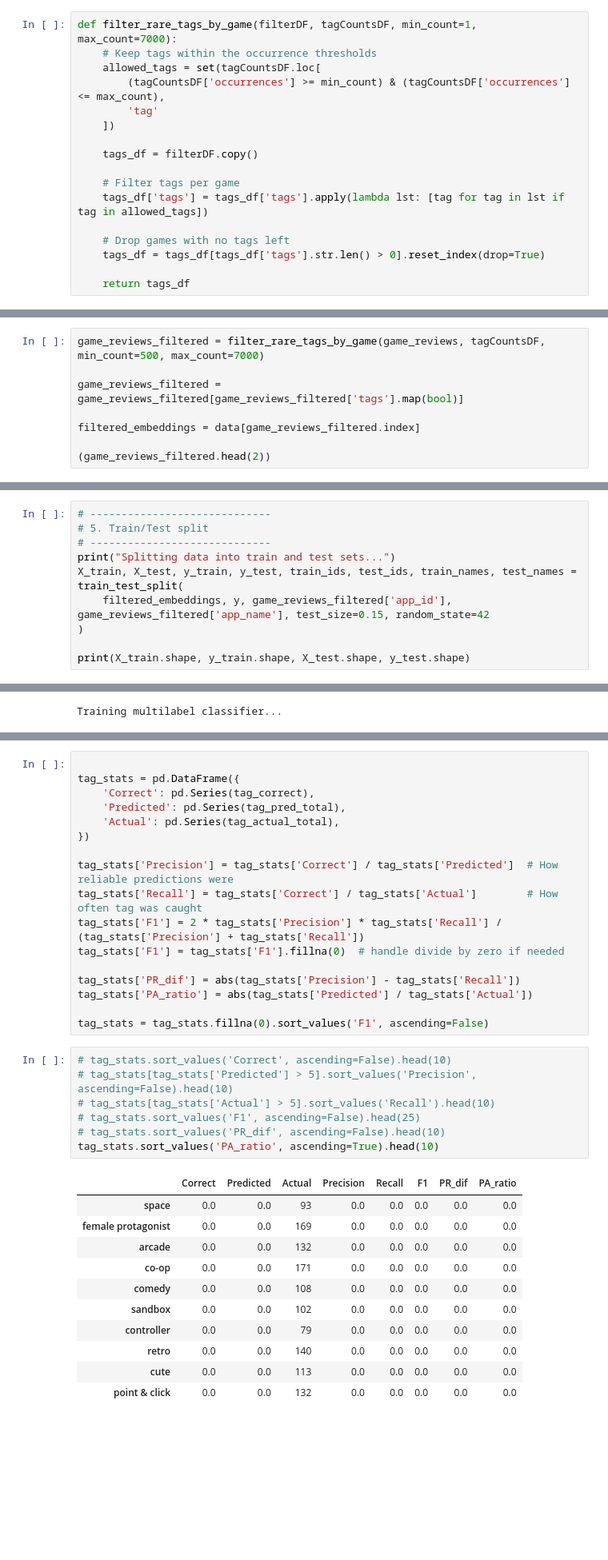
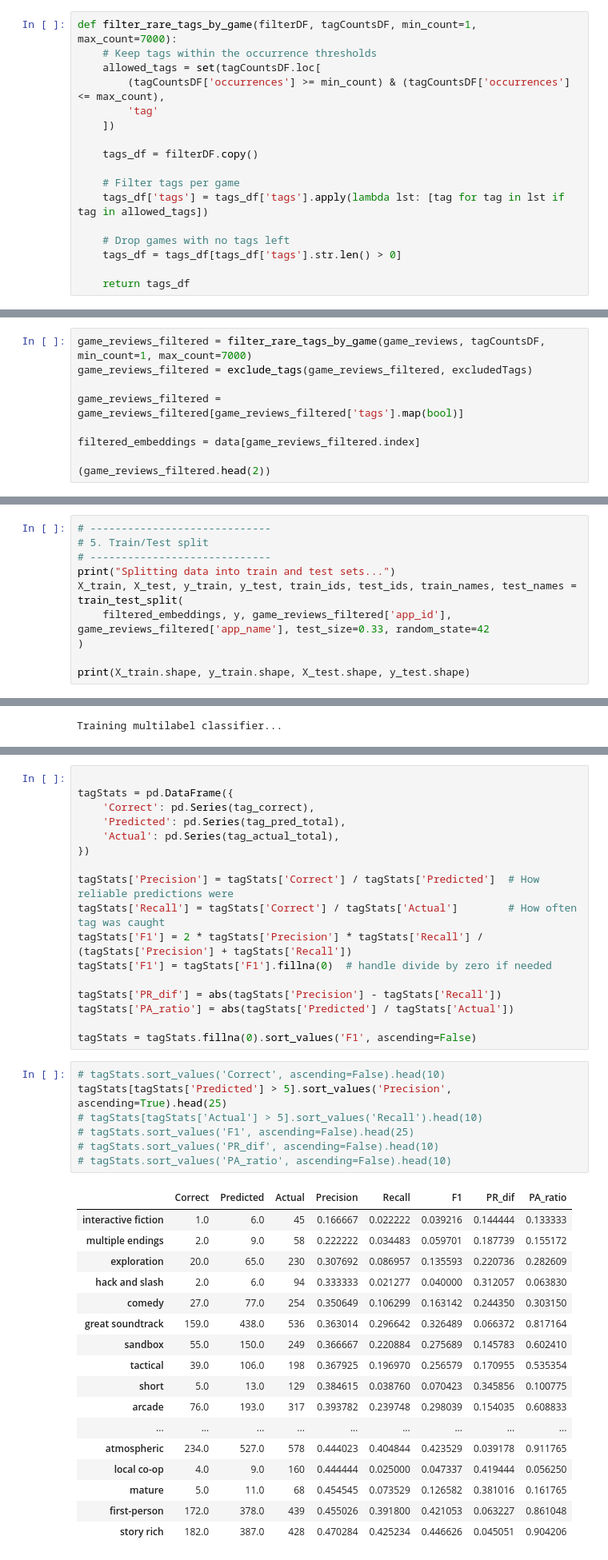
Before and after one commit to JorisVlaar/NLP_Project_Group_36, a Jupyter notebook: project2.ipynb, the cells around one changed output, grey strips where cells are left out. Shown: that part at 80% size. Drawn from its saved outputs; the diff is of its cells as text; blank space fills up the shorter version.

```diff
--- a/project2.ipynb
+++ b/project2.ipynb
@@ -56,6 +56,6 @@ def filter_rare_tags_by_game(filterDF, tagCountsDF, min_count=1, max_count=7000)
     tags_df['tags'] = tags_df['tags'].apply(lambda lst: [tag for tag in lst if tag in allowed_tags])
 
     # Drop games with no tags left
-    tags_df = tags_df[tags_df['tags'].str.len() > 0].reset_index(drop=True)
+    tags_df = tags_df[tags_df['tags'].str.len() > 0]
 
     return tags_df
@@ -198,7 +220,8 @@ if reembed:
 else:
     data = np.load("game_review_embeddings--all-mpnet-base-v2--NoCompound.npy")
 # %%
-game_reviews_filtered = filter_rare_tags_by_game(game_reviews, tagCountsDF, min_count=500, max_count=7000)
+game_reviews_filtered = filter_rare_tags_by_game(game_reviews, tagCountsDF, min_count=1, max_count=7000)
+game_reviews_filtered = exclude_tags(game_reviews_filtered, excludedTags)
 
 game_reviews_filtered = game_reviews_filtered[game_reviews_filtered['tags'].map(bool)]
 
@@ -235,7 +268,7 @@ Encoding tags to multilabel format...
 # -----------------------------
 print("Splitting data into train and test sets...")
 X_train, X_test, y_train, y_test, train_ids, test_ids, train_names, test_names = train_test_split(
-    filtered_embeddings, y, game_reviews_filtered['app_id'], game_reviews_filtered['app_name'], test_size=0.15, random_state=42
+    filtered_embeddings, y, game_reviews_filtered['app_id'], game_reviews_filtered['app_name'], test_size=0.33, random_state=42
 )
 
 print(X_train.shape, y_train.shape, X_test.shape, y_test.shape)
@@ -456,37 +516,43 @@ for pred_tags, act_tags in zip(top_n_pred_tags, actual_tags):
         tag_correct[t] += 1
 # %%
 
-tag_stats = pd.DataFrame({
+tagStats = pd.DataFrame({
     'Correct': pd.Series(tag_correct),
     'Predicted': pd.Series(tag_pred_total),
     'Actual': pd.Series(tag_actual_total),
 })
 
-tag_stats['Precision'] = tag_stats['Correct'] / tag_stats['Predicted']  # How reliable predictions were
-tag_stats['Recall'] = tag_stats['Correct'] / tag_stats['Actual']        # How often tag was caught
-tag_stats['F1'] = 2 * tag_stats['Precision'] * tag_stats['Recall'] / (tag_stats['Precision'] + tag_stats['Recall'])
-tag_stats['F1'] = tag_stats['F1'].fillna(0)  # handle divide by zero if needed
+tagStats['Precision'] = tagStats['Correct'] / tagStats['Predicted']  # How reliable predictions were
+tagStats['Recall'] = tagStats['Correct'] / tagStats['Actual']        # How often tag was caught
+tagStats['F1'] = 2 * tagStats['Precision'] * tagStats['Recall'] / (tagStats['Precision'] + tagStats['Recall'])
+tagStats['F1'] = tagStats['F1'].fillna(0)  # handle divide by zero if needed
 
-tag_stats['PR_dif'] = abs(tag_stats['Precision'] - tag_stats['Recall'])
-tag_stats['PA_ratio'] = abs(tag_stats['Predicted'] / tag_stats['Actual'])
+tagStats['PR_dif'] = abs(tagStats['Precision'] - tagStats['Recall'])
+tagStats['PA_ratio'] = abs(tagStats['Predicted'] / tagStats['Actual'])
 
-tag_stats = tag_stats.fillna(0).sort_values('F1', ascending=False)
+tagStats = tagStats.fillna(0).sort_values('F1', ascending=False)
 # %%
-# tag_stats.sort_values('Correct', ascending=False).head(10)
-# tag_stats[tag_stats['Predicted'] > 5].sort_values('Precision', ascending=False).head(10)
-# tag_stats[tag_stats['Actual'] > 5].sort_values('Recall').head(10)
-# tag_stats.sort_values('F1', ascending=False).head(25)
-# tag_stats.sort_values('PR_dif', ascending=False).head(10)
-tag_stats.sort_values('PA_ratio', ascending=True).head(10)
+# tagStats.sort_values('Correct', ascending=False).head(10)
+tagStats[tagStats['Predicted'] > 5].sort_values('Precision', ascending=True).head(25)
+# tagStats[tagStats['Actual'] > 5].sort_values('Recall').head(10)
+# tagStats.sort_values('F1', ascending=False).head(25)
+# tagStats.sort_values('PR_dif', ascending=False).head(10)
+# tagStats.sort_values('PA_ratio', ascending=False).head(10)
 # %% [output]
 |  | Correct | Predicted | Actual | Precision | Recall | F1 | PR_dif | PA_ratio |
-| space | 0.0 | 0.0 | 93 | 0.0 | 0.0 | 0.0 | 0.0 | 0.0 |
-| female protagonist | 0.0 | 0.0 | 169 | 0.0 | 0.0 | 0.0 | 0.0 | 0.0 |
-| arcade | 0.0 | 0.0 | 132 | 0.0 | 0.0 | 0.0 | 0.0 | 0.0 |
-| co-op | 0.0 | 0.0 | 171 | 0.0 | 0.0 | 0.0 | 0.0 | 0.0 |
-| comedy | 0.0 | 0.0 | 108 | 0.0 | 0.0 | 0.0 | 0.0 | 0.0 |
-| sandbox | 0.0 | 0.0 | 102 | 0.0 | 0.0 | 0.0 | 0.0 | 0.0 |
-| controller | 0.0 | 0.0 | 79 | 0.0 | 0.0 | 0.0 | 0.0 | 0.0 |
-| retro | 0.0 | 0.0 | 140 | 0.0 | 0.0 | 0.0 | 0.0 | 0.0 |
-| cute | 0.0 | 0.0 | 113 | 0.0 | 0.0 | 0.0 | 0.0 | 0.0 |
-| point & click | 0.0 | 0.0 | 132 | 0.0 | 0.0 | 0.0 | 0.0 | 0.0 |
+| interactive fiction | 1.0 | 6.0 | 45 | 0.166667 | 0.022222 | 0.039216 | 0.144444 | 0.133333 |
+| multiple endings | 2.0 | 9.0 | 58 | 0.222222 | 0.034483 | 0.059701 | 0.187739 | 0.155172 |
+| exploration | 20.0 | 65.0 | 230 | 0.307692 | 0.086957 | 0.135593 | 0.220736 | 0.282609 |
+| hack and slash | 2.0 | 6.0 | 94 | 0.333333 | 0.021277 | 0.040000 | 0.312057 | 0.063830 |
+| comedy | 27.0 | 77.0 | 254 | 0.350649 | 0.106299 | 0.163142 | 0.244350 | 0.303150 |
+| great soundtrack | 159.0 | 438.0 | 536 | 0.363014 | 0.296642 | 0.326489 | 0.066372 | 0.817164 |
+| sandbox | 55.0 | 150.0 | 249 | 0.366667 | 0.220884 | 0.275689 | 0.145783 | 0.602410 |
+| tactical | 39.0 | 106.0 | 198 | 0.367925 | 0.196970 | 0.256579 | 0.170955 | 0.535354 |
+| short | 5.0 | 13.0 | 129 | 0.384615 | 0.038760 | 0.070423 | 0.345856 | 0.100775 |
+| arcade | 76.0 | 193.0 | 317 | 0.393782 | 0.239748 | 0.298039 | 0.154035 | 0.608833 |
+| ... | ... | ... | ... | ... | ... | ... | ... | ... |
+| atmospheric | 234.0 | 527.0 | 578 | 0.444023 | 0.404844 | 0.423529 | 0.039178 | 0.911765 |
+| local co-op | 4.0 | 9.0 | 160 | 0.444444 | 0.025000 | 0.047337 | 0.419444 | 0.056250 |
+| mature | 5.0 | 11.0 | 68 | 0.454545 | 0.073529 | 0.126582 | 0.381016 | 0.161765 |
+| first-person | 172.0 | 378.0 | 439 | 0.455026 | 0.391800 | 0.421053 | 0.063227 | 0.861048 |
+| story rich | 182.0 | 387.0 | 428 | 0.470284 | 0.425234 | 0.446626 | 0.045051 | 0.904206 |
```
Also changed, not shown: parts of 12 cells of this notebook, 3 other files.
